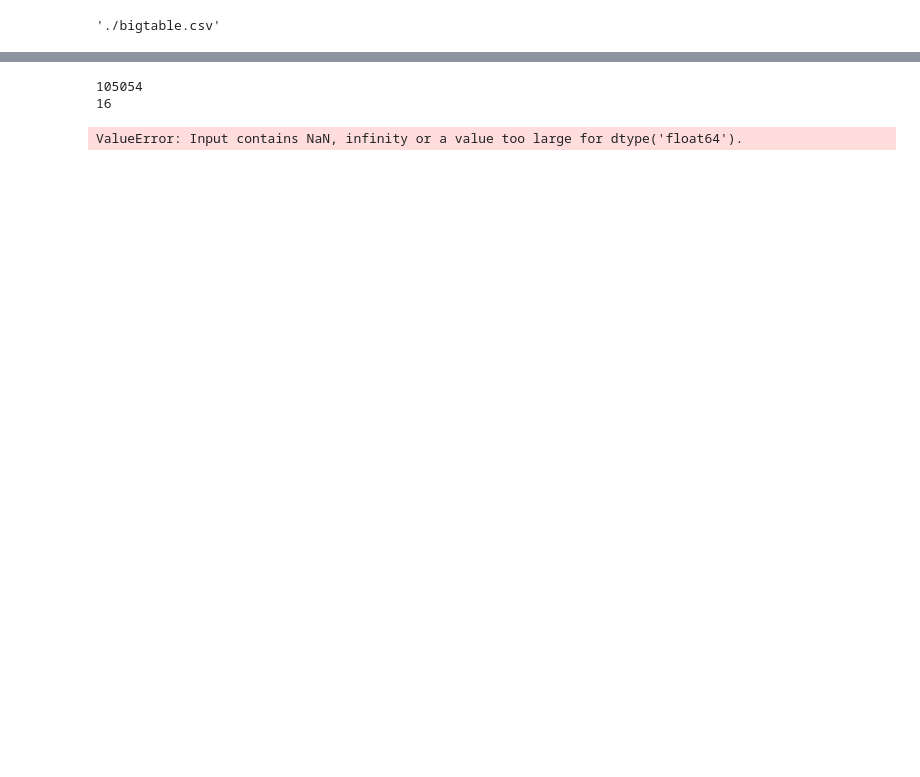
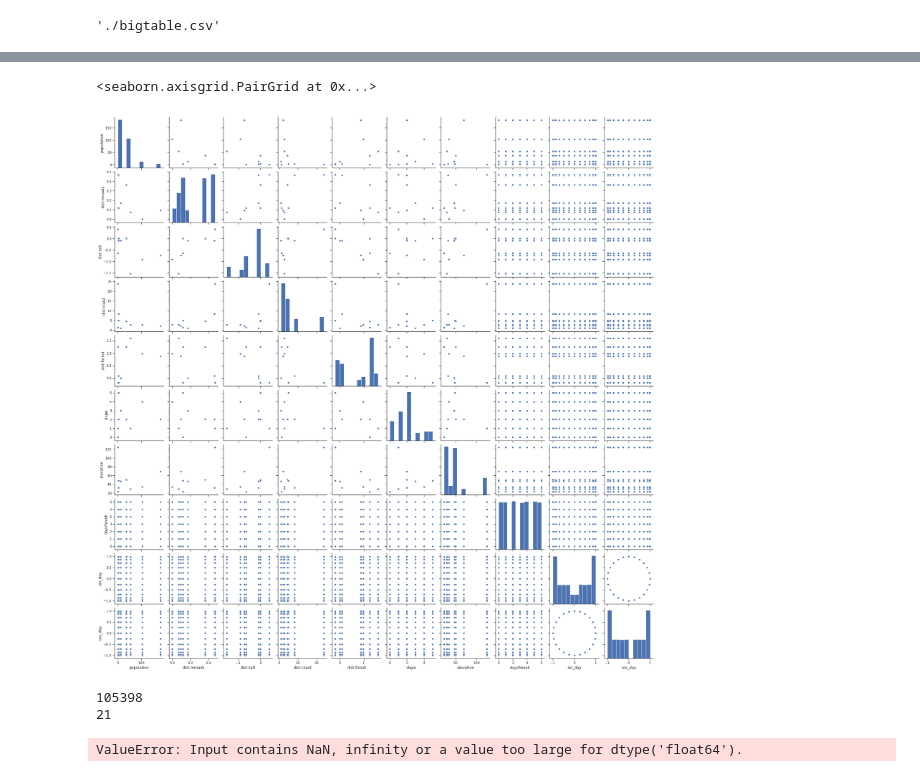
Before and after one commit to georgetown-analytics/Air-Pollution, a Jupyter notebook: model/Bigtable Statistical Analysis.ipynb, the cells around one changed output, grey strips where cells are left out. Drawn from its saved outputs; the diff is of its cells as text; code cells hidden in the pictures; blank space fills up the shorter version.

```diff
--- a/model/Bigtable Statistical Analysis.ipynb
+++ b/model/Bigtable Statistical Analysis.ipynb
@@ -47,3 +54,8 @@ KeyboardInterrupt:
+# %%
+sns.pairplot(df2.drop(["pm25", "AQI_VALUE", 'sin_year', 'cos_year', 'TEMP', 'WIND', 'DEW', 'SKY', 'VIS', 'ATM', "AQI_class"], axis=1))
+# %% [output]
+<seaborn.axisgrid.PairGrid at 0x...>
+[figure, added]
 # %%
 # Feature Selection with Univariate Statistical Tests
 
@@ -51,7 +63,7 @@ from numpy import set_printoptions
 from sklearn.feature_selection import SelectKBest
 from sklearn.feature_selection import f_classif
 
-df2=df.drop(["datetime", "type", "sensor", "station_id", "x", "y", "date", "datehour", "DATE", "Wind", "Sky", "Visibility"], axis=1)
+df2=df.drop(["datetime", "type", "sensor", "station_id", "x", "y"], axis=1)
 array = df2.values
 print(len(array))
 print(len(array[0]))
@@ -69,6 +81,6 @@ features = fit.transform(X)
 # summarize selected features
 print(features[0:5,:])
 # %% [output]
-105054
-16
+105398
+21
 ValueError: Input contains NaN, infinity or a value too large for dtype('float64').
```
Also changed, not shown: parts of 6 cells of this notebook.
